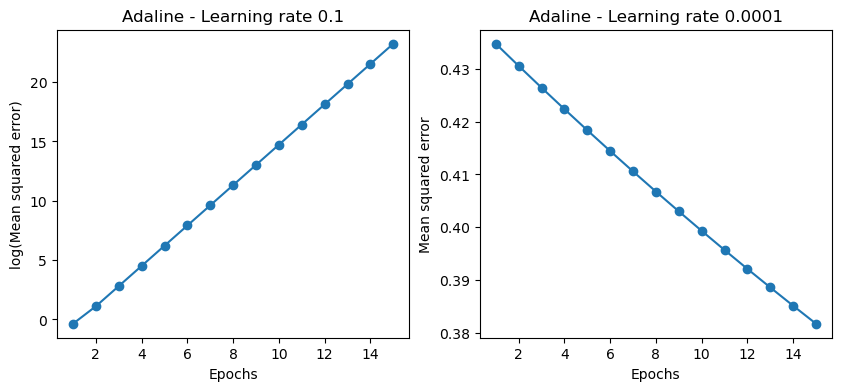
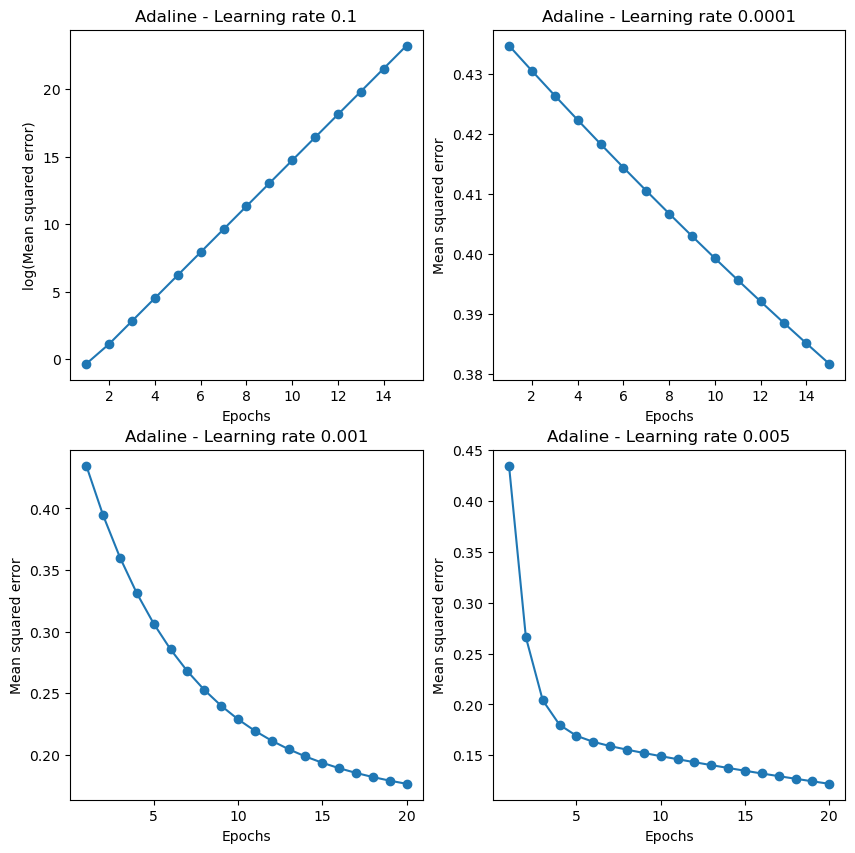
The change to this notebook cell's code, shown as a diff; its figure went from the first image to the second:
--- before
+++ after
@@ -1,14 +1,24 @@
 from adaline import AdalineGD
 
-fig, ax = plt.subplots(nrows=1, ncols=2, figsize=(10, 4))
+fig, ax = plt.subplots(nrows=2, ncols=2, figsize=(10, 10))
 ada1 = AdalineGD(n_iterations=15, learning_rate=0.1).fit(X, y)
-ax[0].plot(range(1, len(ada1.losses_) + 1), np.log10(ada1.losses_), marker='o')
-ax[0].set_xlabel('Epochs')
-ax[0].set_ylabel('log(Mean squared error)')
-ax[0].set_title('Adaline - Learning rate 0.1')
+ax[0, 0].plot(range(1, len(ada1.losses_) + 1), np.log10(ada1.losses_), marker='o')
+ax[0, 0].set_xlabel('Epochs')
+ax[0, 0].set_ylabel('log(Mean squared error)')
+ax[0, 0].set_title('Adaline - Learning rate 0.1')
 ada2 = AdalineGD(n_iterations=15, learning_rate=0.0001).fit(X, y)
-ax[1].plot(range(1, len(ada2.losses_) + 1), ada2.losses_, marker='o')
-ax[1].set_xlabel('Epochs')
-ax[1].set_ylabel('Mean squared error')
-ax[1].set_title('Adaline - Learning rate 0.0001')
+ax[0, 1].plot(range(1, len(ada2.losses_) + 1), ada2.losses_, marker='o')
+ax[0, 1].set_xlabel('Epochs')
+ax[0, 1].set_ylabel('Mean squared error')
+ax[0, 1].set_title('Adaline - Learning rate 0.0001')
+ada3 = AdalineGD(n_iterations=20, learning_rate=0.001).fit(X, y)
+ax[1, 0].plot(range(1, len(ada3.losses_) + 1), ada3.losses_, marker='o')
+ax[1, 0].set_xlabel('Epochs')
+ax[1, 0].set_ylabel('Mean squared error')
+ax[1, 0].set_title('Adaline - Learning rate 0.001')
+ada4 = AdalineGD(n_iterations=20, learning_rate=0.005).fit(X, y)
+ax[1, 1].plot(range(1, len(ada4.losses_) + 1), ada4.losses_, marker='o')
+ax[1, 1].set_xlabel('Epochs')
+ax[1, 1].set_ylabel('Mean squared error')
+ax[1, 1].set_title('Adaline - Learning rate 0.005')
 plt.show()

Commit: Extra subplots